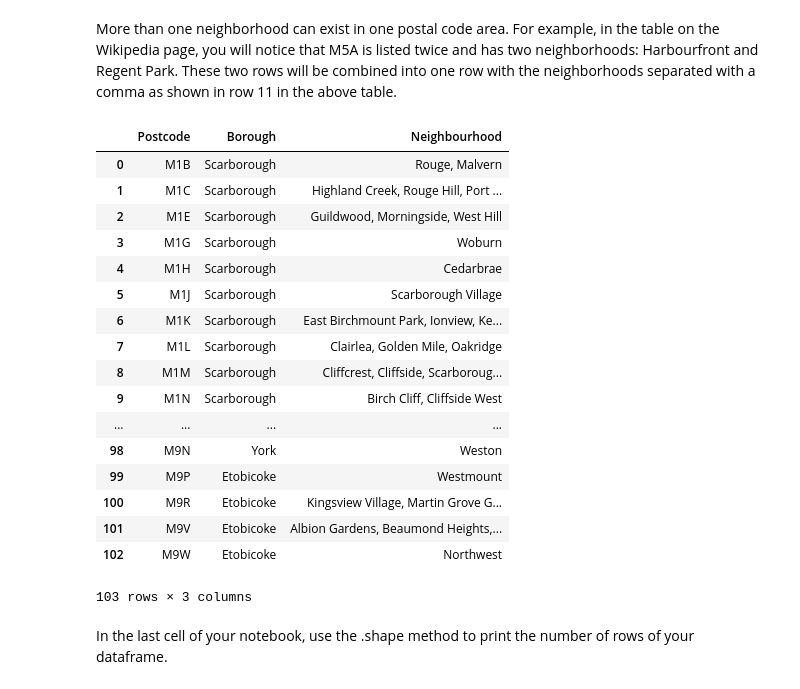
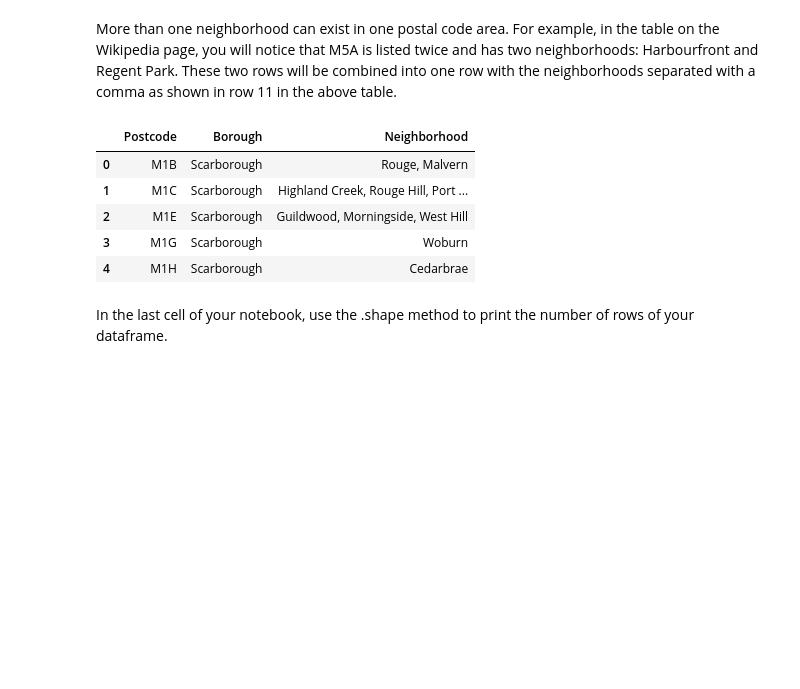
Before and after one commit to pazamorta/Coursera_Capstone, a Jupyter notebook: Neighbourhoods in Toronto.ipynb, the cells around one changed output. Drawn from its saved outputs; the diff is of its cells as text; code cells hidden in the pictures; blank space fills up the shorter version.

```diff
--- a/Neighbourhoods in Toronto.ipynb
+++ b/Neighbourhoods in Toronto.ipynb
@@ -19,16 +19,16 @@ table_rows = table.findAll('tr')
 # %% [markdown]
 Iterate through rows and append them to list
 # %%
-list =[]
+list_rows =[]
 for tr in table_rows:
     td = tr.findAll('td')
     row = [tr.text for tr in td]
-    list.append(row)
+    list_rows.append(row)
 # %% [markdown]
 Create Pandas dataframe
 The dataframe will consist of three columns: PostalCode, Borough, and Neighborhood
 # %%
-df = pd.DataFrame(list, columns=["Postcode","Borough","Neighbourhood"])
+df = pd.DataFrame(list_rows, columns=["Postcode","Borough","Neighborhood"])
 df.replace('\n','',regex=True, inplace=True)
 # %% [markdown]
 Only process the cells that have an assigned borough. Ignore cells with a borough that is Not assigned.
@@ -39,32 +39,20 @@ df.drop(not_assigned, inplace = True)
 # %% [markdown]
 If a cell has a borough but a Not assigned neighborhood, then the neighborhood will be the same as the borough. So for the 9th cell in the table on the Wikipedia page, the value of the Borough and the Neighborhood columns will be Queen's Park.
 # %%
-df.loc[df.Neighbourhood == 'Not assigned', 'Neighbourhood'] = df.Borough
+df.loc[df.Neighborhood == 'Not assigned', 'Neighborhood'] = df.Borough
 # %% [markdown]
 More than one neighborhood can exist in one postal code area. For example, in the table on the Wikipedia page, you will notice that M5A is listed twice and has two neighborhoods: Harbourfront and Regent Park. These two rows will be combined into one row with the neighborhoods separated with a comma as shown in row 11 in the above table.
 # %%
-df_cleansed = df.groupby(['Postcode','Borough'])['Neighbourhood'].apply(lambda x: ', '.join(x.astype(str))).reset_index()
+df_cleansed = df.groupby(['Postcode','Borough'])['Neighborhood'].apply(lambda x: ', '.join(x.astype(str))).reset_index()
 # %%
-df_cleansed
+df_cleansed.head()
 # %% [output]
-|  | Postcode | Borough | Neighbourhood |
+|  | Postcode | Borough | Neighborhood |
 | 0 | M1B | Scarborough | Rouge, Malvern |
 | 1 | M1C | Scarborough | Highland Creek, Rouge Hill, Port ... |
 | 2 | M1E | Scarborough | Guildwood, Morningside, West Hill |
 | 3 | M1G | Scarborough | Woburn |
 | 4 | M1H | Scarborough | Cedarbrae |
-| 5 | M1J | Scarborough | Scarborough Village |
-| 6 | M1K | Scarborough | East Birchmount Park, Ionview, Ke... |
-| 7 | M1L | Scarborough | Clairlea, Golden Mile, Oakridge |
-| 8 | M1M | Scarborough | Cliffcrest, Cliffside, Scarboroug... |
-| 9 | M1N | Scarborough | Birch Cliff, Cliffside West |
-| ... | ... | ... | ... |
-| 98 | M9N | York | Weston |
-| 99 | M9P | Etobicoke | Westmount |
-| 100 | M9R | Etobicoke | Kingsview Village, Martin Grove G... |
-| 101 | M9V | Etobicoke | Albion Gardens, Beaumond Heights,... |
-| 102 | M9W | Etobicoke | Northwest |
-103 rows × 3 columns
 # %% [markdown]
 In the last cell of your notebook, use the .shape method to print the number of rows of your dataframe.
 # %%
```
Also changed, not shown: parts of 46 cells of this notebook.
